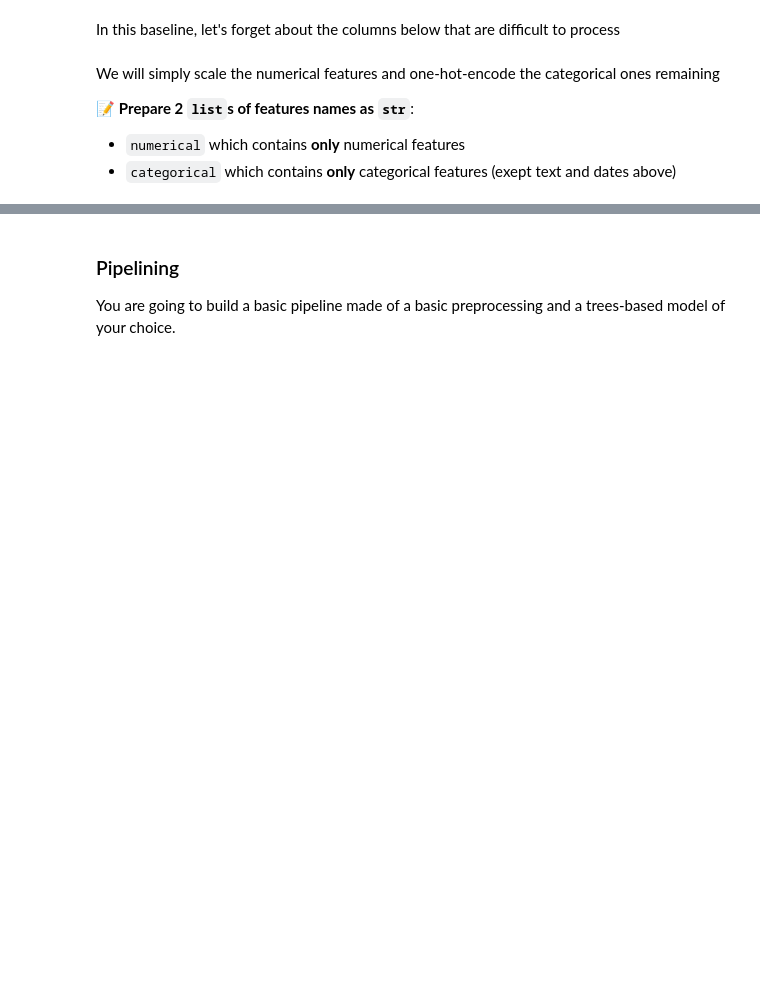
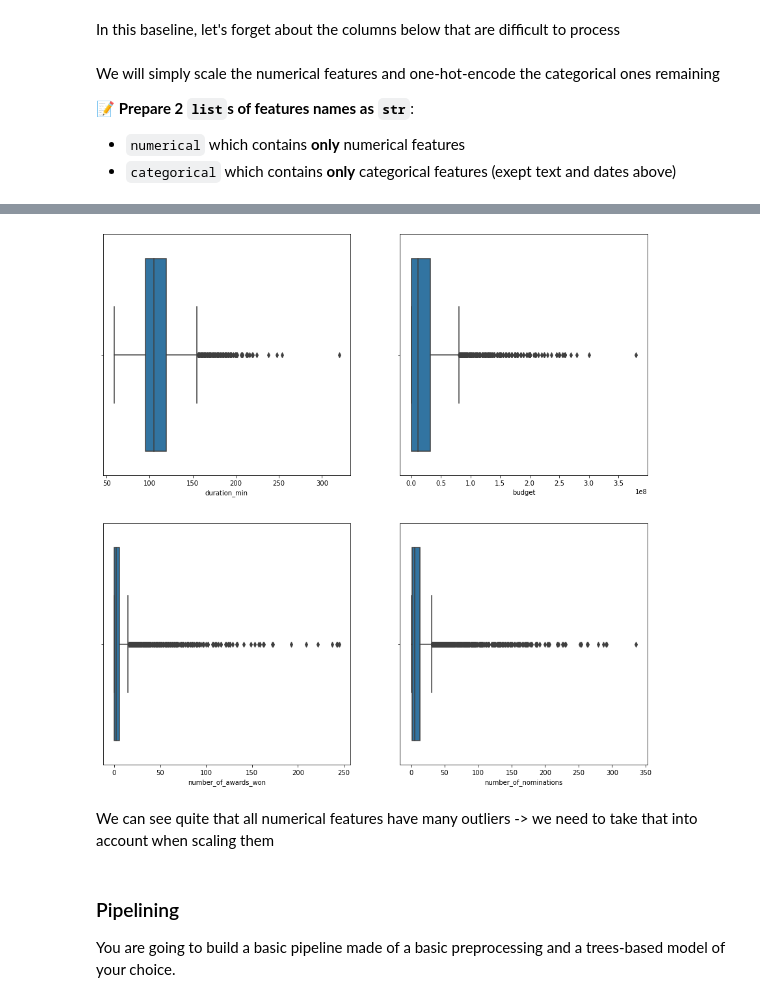
Before and after one commit to YohannD/data-certification-exam, a Jupyter notebook: machine_learning/TV_popularity_predictor.ipynb, the cells around one changed output, grey strips where cells are left out. Cells and saved outputs as stored; diff of their text form; code cells hidden in the pictures; blank space fills up the shorter version.

```diff
--- a/machine_learning/TV_popularity_predictor.ipynb
+++ b/machine_learning/TV_popularity_predictor.ipynb
@@ -90,3 +156,5 @@ It is around here!
 **📝 Define `X` as the features Dataframe (keep all features) and `y` as the target Series.**
 # %%
 # YOUR CODE HERE
+X = data.drop(columns='popularity')
+y = data.popularity
@@ -112,3 +442,18 @@ We will simply scale the numerical features and one-hot-encode the categorical o
+# %%
+# YOUR CODE HERE
+numerical = ['duration_min', 'budget', 'number_of_awards_won', \
+              'number_of_nominations', 'has_collection', 'number_of_top_productions']
+categorical = ['original_language', 'status', 'all_genres', 'has_collection',\
+               'top_countries', 'available_in_english' ]
+# %%
+fig, axes = plt.subplots(nrows=2, ncols=2, figsize=(15, 15))
+
+for feature_name, ax in zip(numerical, axes.flatten()):
+    sns.boxplot(X[feature_name], ax=ax)
+# %% [output]
+[figure, added]
+# %% [markdown]
+We can see quite that all numerical features have many outliers -> we need to take that into account when scaling them
 # %% [markdown]
 ### Pipelining
 
```
Also changed, not shown: parts of 72 cells of this notebook, 7 other files.
